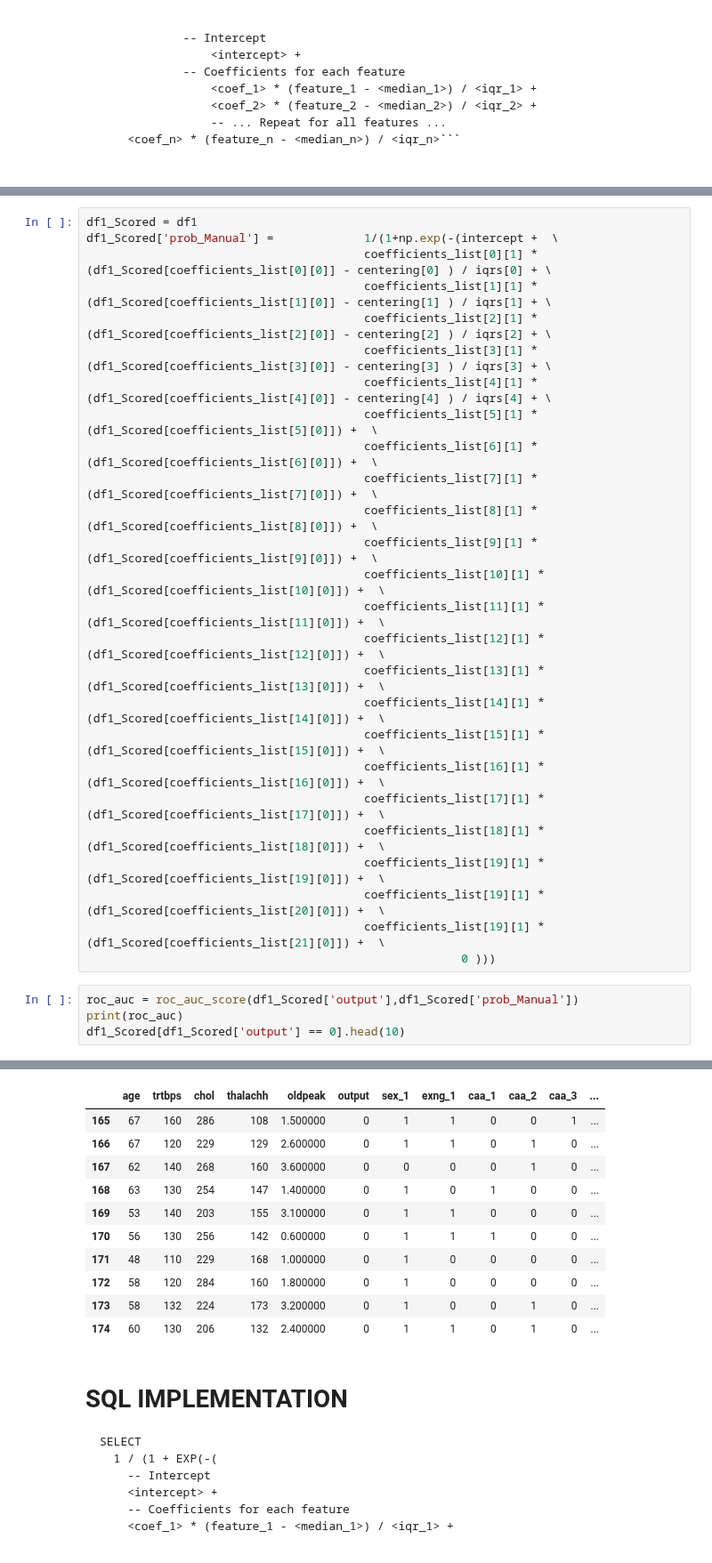
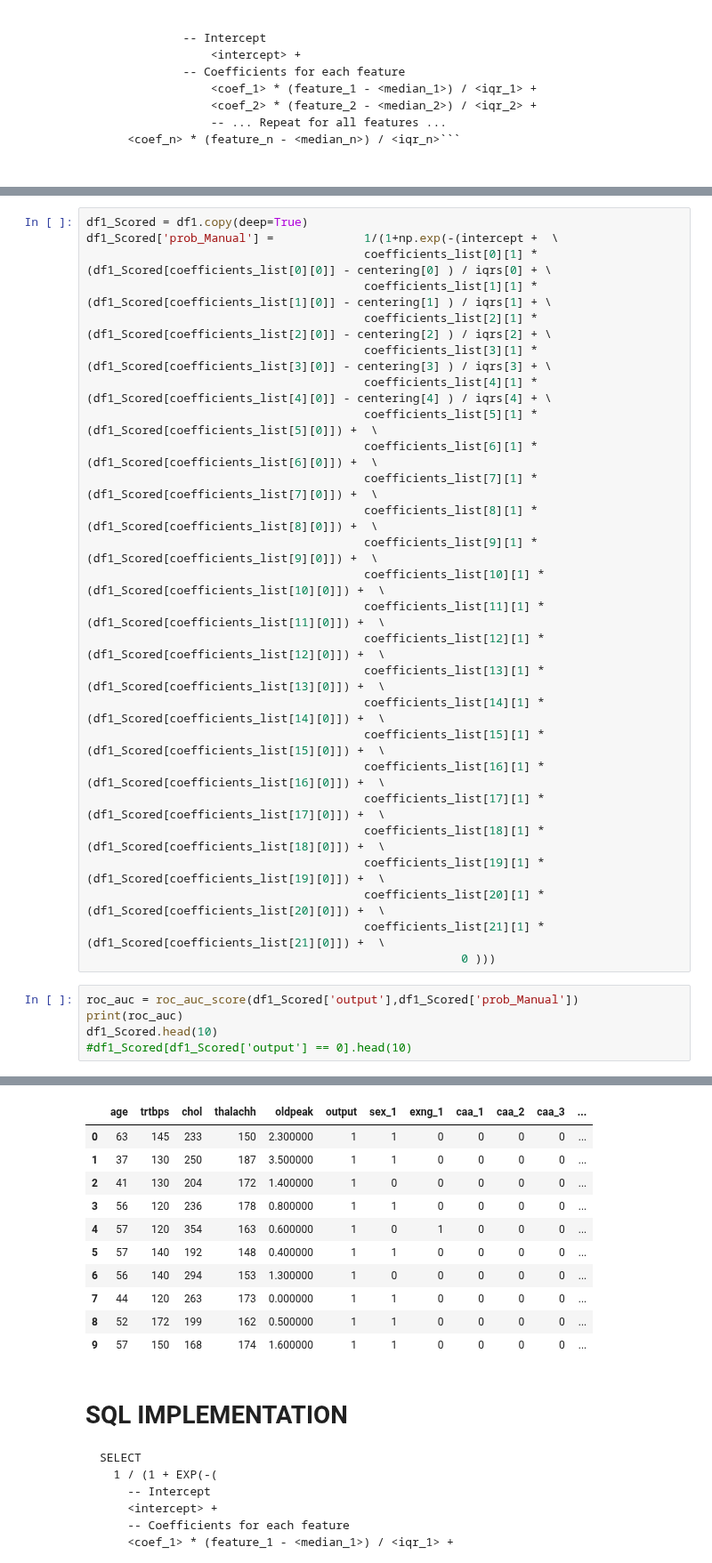
Before and after one commit to pparkitn/kaggle, a Jupyter notebook: classification.ipynb, the cells around one changed output, grey strips where cells are left out. Shown at 89% size. Cells and saved outputs as stored; diff of their text form.

```diff
--- a/classification.ipynb
+++ b/classification.ipynb
@@ -477,5 +520,5 @@ iqrs [13.5 20.  63.5 32.5  1.6]
 # %%
-df1_Scored = df1
+df1_Scored = df1.copy(deep=True)
 df1_Scored['prob_Manual'] =             1/(1+np.exp(-(intercept +  \
                                         coefficients_list[0][1] * (df1_Scored[coefficients_list[0][0]] - centering[0] ) / iqrs[0] + \
                                         coefficients_list[1][1] * (df1_Scored[coefficients_list[1][0]] - centering[1] ) / iqrs[1] + \
@@ -497,11 +540,12 @@ df1_Scored['prob_Manual'] =             1/(1+np.exp(-(intercept +  \
                                         coefficients_list[17][1] * (df1_Scored[coefficients_list[17][0]]) +  \
                                         coefficients_list[18][1] * (df1_Scored[coefficients_list[18][0]]) +  \
                                         coefficients_list[19][1] * (df1_Scored[coefficients_list[19][0]]) +  \
-                                        coefficients_list[19][1] * (df1_Scored[coefficients_list[20][0]]) +  \
-                                        coefficients_list[19][1] * (df1_Scored[coefficients_list[21][0]]) +  \
+                                        coefficients_list[20][1] * (df1_Scored[coefficients_list[20][0]]) +  \
+                                        coefficients_list[21][1] * (df1_Scored[coefficients_list[21][0]]) +  \
                                                       0 )))
 # %%
 roc_auc = roc_auc_score(df1_Scored['output'],df1_Scored['prob_Manual'])
 print(roc_auc)
-df1_Scored[df1_Scored['output'] == 0].head(10)
+df1_Scored.head(10)
+#df1_Scored[df1_Scored['output'] == 0].head(10)
 # %% [output]
@@ -509,14 +553,14 @@ df1_Scored[df1_Scored['output'] == 0].head(10)
 |  | age | trtbps | chol | thalachh | oldpeak | output | sex_1 | exng_1 | caa_1 | caa_2 | caa_3 | ... |
-| 165 | 67 | 160 | 286 | 108 | 1.500000 | 0 | 1 | 1 | 0 | 0 | 1 | ... |
-| 166 | 67 | 120 | 229 | 129 | 2.600000 | 0 | 1 | 1 | 0 | 1 | 0 | ... |
-| 167 | 62 | 140 | 268 | 160 | 3.600000 | 0 | 0 | 0 | 0 | 1 | 0 | ... |
-| 168 | 63 | 130 | 254 | 147 | 1.400000 | 0 | 1 | 0 | 1 | 0 | 0 | ... |
-| 169 | 53 | 140 | 203 | 155 | 3.100000 | 0 | 1 | 1 | 0 | 0 | 0 | ... |
-| 170 | 56 | 130 | 256 | 142 | 0.600000 | 0 | 1 | 1 | 1 | 0 | 0 | ... |
-| 171 | 48 | 110 | 229 | 168 | 1.000000 | 0 | 1 | 0 | 0 | 0 | 0 | ... |
-| 172 | 58 | 120 | 284 | 160 | 1.800000 | 0 | 1 | 0 | 0 | 0 | 0 | ... |
-| 173 | 58 | 132 | 224 | 173 | 3.200000 | 0 | 1 | 0 | 0 | 1 | 0 | ... |
-| 174 | 60 | 130 | 206 | 132 | 2.400000 | 0 | 1 | 1 | 0 | 1 | 0 | ... |
+| 0 | 63 | 145 | 233 | 150 | 2.300000 | 1 | 1 | 0 | 0 | 0 | 0 | ... |
+| 1 | 37 | 130 | 250 | 187 | 3.500000 | 1 | 1 | 0 | 0 | 0 | 0 | ... |
+| 2 | 41 | 130 | 204 | 172 | 1.400000 | 1 | 0 | 0 | 0 | 0 | 0 | ... |
+| 3 | 56 | 120 | 236 | 178 | 0.800000 | 1 | 1 | 0 | 0 | 0 | 0 | ... |
+| 4 | 57 | 120 | 354 | 163 | 0.600000 | 1 | 0 | 1 | 0 | 0 | 0 | ... |
+| 5 | 57 | 140 | 192 | 148 | 0.400000 | 1 | 1 | 0 | 0 | 0 | 0 | ... |
+| 6 | 56 | 140 | 294 | 153 | 1.300000 | 1 | 0 | 0 | 0 | 0 | 0 | ... |
+| 7 | 44 | 120 | 263 | 173 | 0.000000 | 1 | 1 | 0 | 0 | 0 | 0 | ... |
+| 8 | 52 | 172 | 199 | 162 | 0.500000 | 1 | 1 | 0 | 0 | 0 | 0 | ... |
+| 9 | 57 | 150 | 168 | 174 | 1.600000 | 1 | 1 | 0 | 0 | 0 | 0 | ... |
 # %% [markdown]
 # SQL IMPLEMENTATION
 
```
Also changed, not shown: parts of 10 cells of this notebook.
